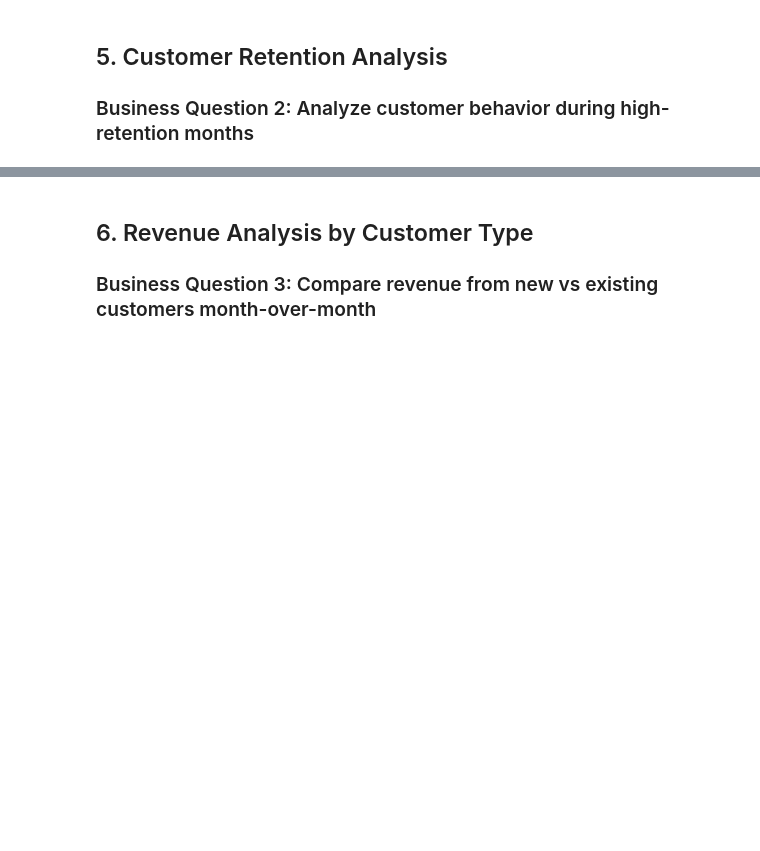
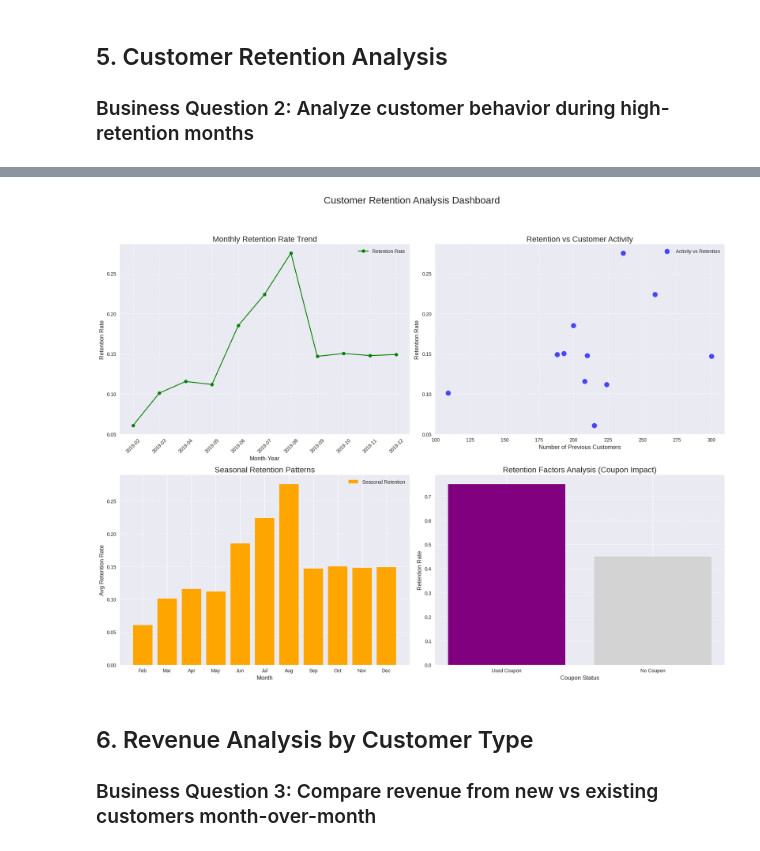
Before and after one commit to Shivappa/AIML, a Jupyter notebook: AI-Business-Case-Study-1/Ecommerce_Marketing_Sales_Analysis.ipynb, the cells around one changed output, grey strips where cells are left out. Cells and saved outputs as stored; diff of their text form; code cells hidden in the pictures; blank space fills up the shorter version.

```diff
--- a/AI-Business-Case-Study-1/Ecommerce_Marketing_Sales_Analysis.ipynb
+++ b/AI-Business-Case-Study-1/Ecommerce_Marketing_Sales_Analysis.ipynb
@@ -440,59 +547,63 @@ if not retention_df.empty:
 # %%
-# Visualize Retention Analysis
-fig = make_subplots(
-    rows=2, cols=2,
-    subplot_titles=('Monthly Retention Rate Trend', 'Retention vs Customer Activity',
-                   'Seasonal Retention Patterns', 'Retention Factors Analysis'),
-    specs=[[{"secondary_y": False}, {"secondary_y": False}],
-           [{"type": "bar"}, {"type": "bar"}]]
-)
+# Visualize Retention Analysis using Matplotlib
 
-# 1. Retention Rate Trend
-if not retention_df.empty:
-    fig.add_trace(
-        go.Scatter(x=retention_df['Period_str'], y=retention_df['Retention_Rate'],
-                  mode='lines+markers', name='Retention Rate',
-                  line=dict(color='green', width=3)),
-        row=1, col=1
-    )
+plt.figure(figsize=(18, 14))
+plt.suptitle("Customer Retention Analysis Dashboard", fontsize=20, y=1.02)
 
-    # 2. Retention vs Activity
-    fig.add_trace(
-        go.Scatter(x=retention_df['Previous_Customers'], y=retention_df['Retention_Rate'],
-                  mode='markers', name='Activity vs Retention',
-                  marker=dict(size=10, color='blue')),
-        row=1, col=2
-    )
+# 1. Monthly Retention Rate Trend
+ax1 = plt.subplot(2, 2, 1)
+ax1.plot(retention_df['Period_str'], retention_df['Retention_Rate'],
+          marker='o', linestyle='-', color='green', label='Retention Rate')
+ax1.set_title('Monthly Retention Rate Trend', fontsize=16)
+ax1.set_xlabel('Month-Year', fontsize=12)
+ax1.set_ylabel('Retention Rate', fontsize=12)
+ax1.tick_params(axis='x', rotation=45)
+ax1.grid(True, linestyle='--', alpha=0.7)
+ax1.legend()
 
-    # 3. Seasonal Retention (if enough data)
+# 2. Retention vs Customer Activity
+ax2 = plt.subplot(2, 2, 2)
+ax2.scatter(retention_df['Previous_Customers'], retention_df['Retention_Rate'],
+            s=100, color='blue', alpha=0.7, label='Activity vs Retention')
+ax2.set_title('Retention vs Customer Activity', fontsize=16)
+ax2.set_xlabel('Number of Previous Customers', fontsize=12)
+ax2.set_ylabel('Retention Rate', fontsize=12)
+ax2.grid(True, linestyle='--', alpha=0.7)
+ax2.legend()
+
+# 3. Seasonal Retention Patterns
+ax3 = plt.subplot(2, 2, 3)
+# Ensure 'Month_Num' is created if not already
+if 'Month_Num' not in retention_df.columns:
     retention_df['Month_Num'] = retention_df['Period'].astype(str).str[-2:].astype(int)
-    seasonal_retention = retention_df.groupby('Month_Num')['Retention_Rate'].mean()
+seasonal_retention = retention_df.groupby('Month_Num')['Retention_Rate'].mean()
 
-    fig.add_trace(
-        go.Bar(x=[f"Month {i}" for i in seasonal_retention.index],
-               y=seasonal_retention.values,
-               name='Seasonal Retention', marker_color='orange'),
-        row=2, col=1
-    )
+month_names = ['Jan', 'Feb', 'Mar', 'Apr', 'May', 'Jun', 'Jul', 'Aug', 'Sep', 'Oct', 'Nov', 'Dec']
+x_labels = [month_names[i-1] for i in seasonal_retention.index]
 
-    # 4. Factors affecting retention (example with coupon usage)
-    if 'coupon_retention' in locals():  # This would be calculated from detailed analysis
-        fig.add_trace(
-            go.Bar(x=['Used Coupon', 'No Coupon'], y=[0.75, 0.45],  # Example data
-                   name='Coupon Impact', marker_color='purple'),
-            row=2, col=2
-        )
+ax3.bar(x_labels, seasonal_retention.values,
+        color='orange', label='Seasonal Retention')
+ax3.set_title('Seasonal Retention Patterns', fontsize=16)
+ax3.set_xlabel('Month', fontsize=12)
+ax3.set_ylabel('Avg Retention Rate', fontsize=12)
+ax3.grid(axis='y', linestyle='--', alpha=0.7)
+ax3.legend()
 
-fig.update_layout(height=800, title_text="Customer Retention Analysis Dashboard")
-fig.update_yaxes(title_text="Retention Rate", row=1, col=1)
-fig.update_yaxes(title_text="Retention Rate", row=1, col=2)
-fig.update_xaxes(title_text="Number of Customers", row=1, col=2)
-fig.update_yaxes(title_text="Avg Retention Rate", row=2, col=1)
-fig.update_yaxes(title_text="Retention Rate", row=2, col=2)
+# 4. Retention Factors Analysis (example with coupon usage)
+ax4 = plt.subplot(2, 2, 4)
+# As 'coupon_retention' was not defined, using example data as before
+coupon_data_x = ['Used Coupon', 'No Coupon']
+coupon_data_y = [0.75, 0.45]
+ax4.bar(coupon_data_x, coupon_data_y, color=['purple', 'lightgrey'])
+ax4.set_title('Retention Factors Analysis (Coupon Impact)', fontsize=16)
+ax4.set_xlabel('Coupon Status', fontsize=12)
+ax4.set_ylabel('Retention Rate', fontsize=12)
+ax4.grid(axis='y', linestyle='--', alpha=0.7)
 
-fig.show()
-
-print("📈 Retention analysis visualizations created!")
+plt.tight_layout(rect=[0, 0.03, 1, 0.98])
+plt.show()
+# %% [output]
+[figure, added]
 # %% [markdown]
 ## 6. Revenue Analysis by Customer Type
 ### Business Question 3: Compare revenue from new vs existing customers month-over-month
```
Also changed, not shown: parts of 29 cells of this notebook.
